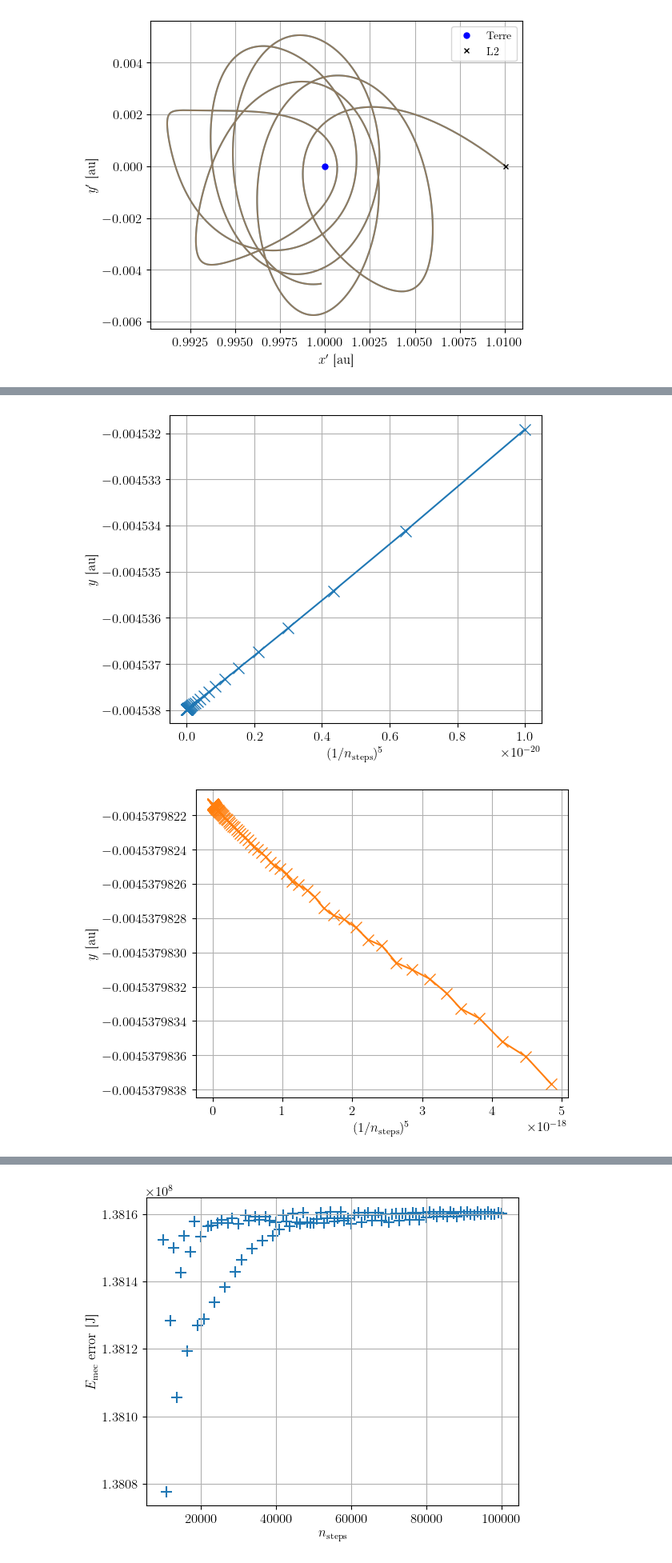
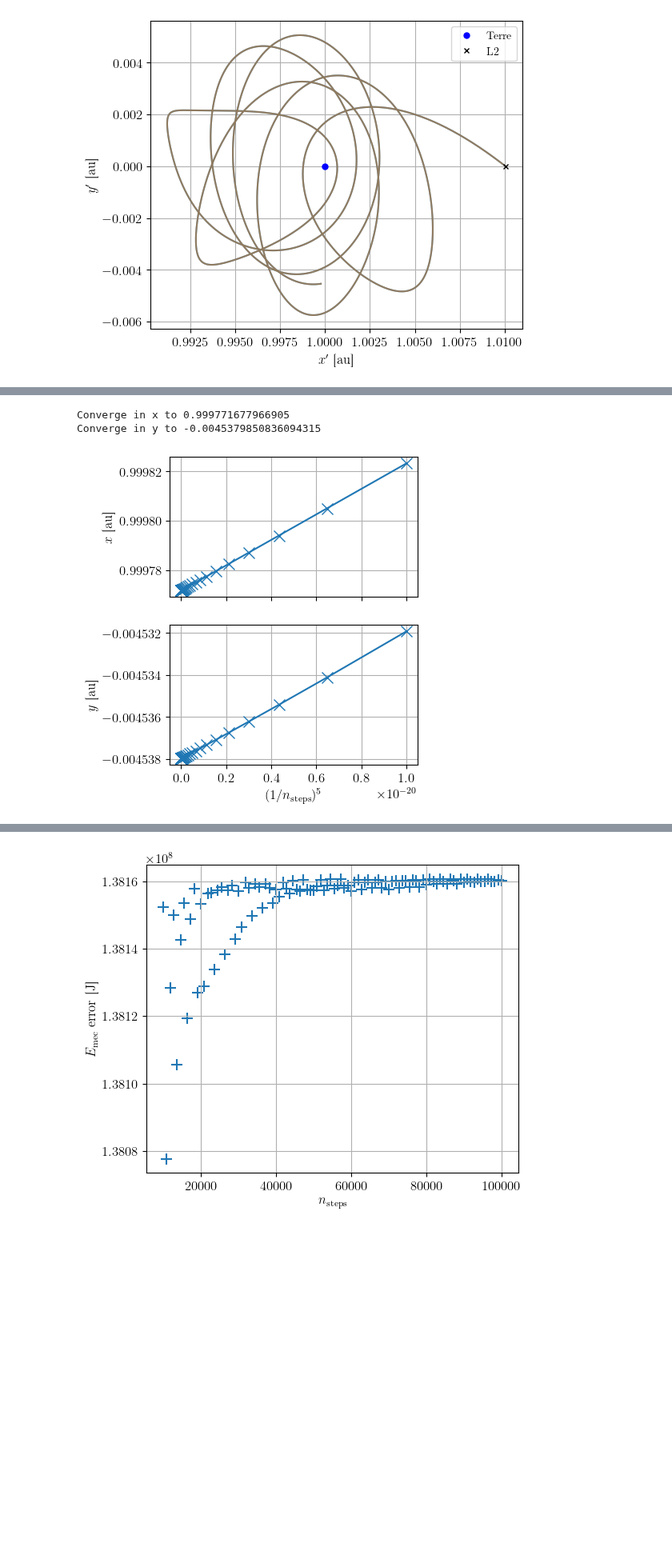
Before and after one commit to TomVdt/PhysNum, a Jupyter notebook: exercice3/analysis/analysis3bi.ipynb, the cells around one changed output, grey strips where cells are left out. Shown at 80% size. Saved outputs shown, nothing was run; the diff lists cells and outputs as text; code cells hidden in the pictures; blank space fills up the shorter version.

```diff
--- a/exercice3/analysis/analysis3bi.ipynb
+++ b/exercice3/analysis/analysis3bi.ipynb
@@ -143,17 +126,27 @@ plt.show()
-# %%
-plt.plot(nsfs_fixed**-5, yfs_fixed, 'x-')
-plt.xlabel(r'$(1/n_\textrm{steps})^5$')
-plt.ylabel(r'$y$ [au]')
-plt.grid()
-plt.savefig(export_path + 'lagrange_convergence_y_fixed.pdf')
-plt.show()
-
-plt.plot(nsfs_adapt**-5, yfs_adapt, 'x-', color='tab:orange')
-plt.xlabel(r'$(1/n_\textrm{steps})^5$')
-plt.ylabel(r'$y$ [au]')
-plt.grid()
-plt.savefig(export_path + 'lagrange_convergence_y_adapt.pdf')
-plt.show()
-# %% [output]
-[figure, removed]
-[figure, removed]
+# %%
+tmp = plt.subplots(nrows=2, sharex=True)
+fig = tmp[0]
+fig.set_size_inches(4, 5)
+ax: list[plt.Axes] = tmp[1]
+
+coefs = np.polyfit(nsfs_fixed**-5, xfs_fixed, 1)
+fitfunc = np.poly1d(coefs)
+print(f"Converge in x to {fitfunc(0)}")
+ax[0].plot(nsfs_fixed**-5, xfs_fixed, 'x-')
+
+coefs = np.polyfit(nsfs_fixed**-5, yfs_fixed, 1)
+fitfunc = np.poly1d(coefs)
+print(f"Converge in y to {fitfunc(0)}")
+ax[1].plot(nsfs_fixed**-5, yfs_fixed, 'x-')
+
+ax[1].set_xlabel(r'$(1/n_\textrm{steps})^5$')
+ax[0].set_ylabel(r'$x$ [au]')
+ax[1].set_ylabel(r'$y$ [au]')
+ax[0].grid()
+ax[1].grid()
+plt.savefig(export_path + 'lagrange_convergence_fixed.pdf')
+plt.show()
+# %% [output]
+Converge in x to 0.999771677966905
+Converge in y to -0.0045379850836094315
+[figure, added]
```
Also changed, not shown: parts of 2 cells of this notebook, 7 other files.
